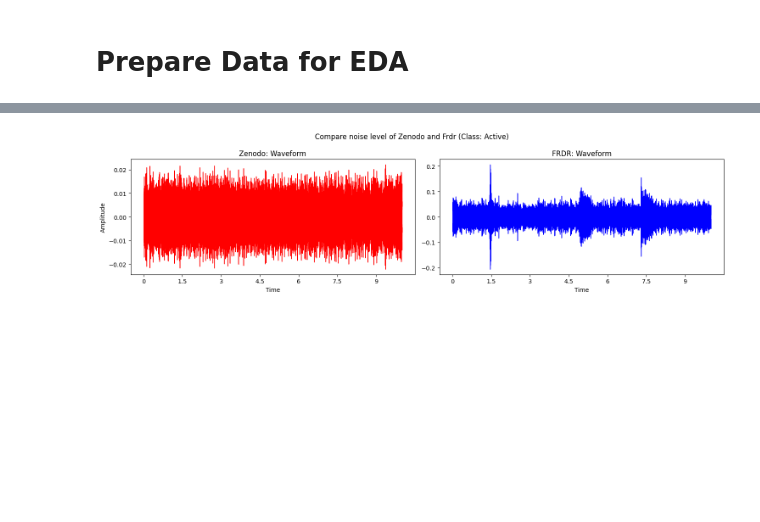
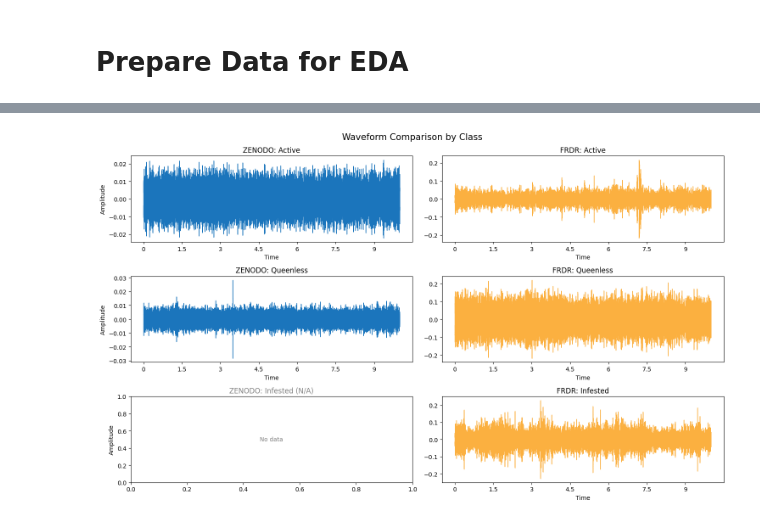
Before and after one commit to jadjadjade002/aib-apisacoustic, a Jupyter notebook: EDAapisacoustic.ipynb, the cells around one changed output, grey strips where cells are left out. Saved outputs shown, nothing was run; the diff lists cells and outputs as text; code cells hidden in the pictures; blank space fills up the shorter version.

```diff
--- a/EDAapisacoustic.ipynb
+++ b/EDAapisacoustic.ipynb
@@ -138,0 +105,12 @@ df_durations = pd.DataFrame(all_duration_data)
+# %%
+df_all = pd.concat([df_frdr_all, df_zenodo_all], ignore_index=True)
+
+ct = pd.crosstab(df_all['Class'], df_all['Dataset'])
+ax = ct.plot(kind='bar', figsize=(8, 5), rot=0, color=['#fbb040', '#1b75bc'], linewidth=0.5)
+plt.title('Class Distribution by Dataset')
+plt.ylabel('Count')
+plt.legend(title='Dataset')
+for container in ax.containers:
+    ax.bar_label(container)
+plt.grid(axis='y', linestyle='--', alpha=0.3)
+plt.tight_layout(); plt.show()
@@ -139,12 +119,34 @@ df_durations = pd.DataFrame(all_duration_data)
 # %%
-fig, axs = plt.subplots(1, 2, figsize=(15, 4))
-fig.suptitle("Compare noise level of Zenodo and Frdr (Class: Active)")
-axs[0].set_title("Zenodo: Waveform")
-librosa.display.waveshow(audio_zenodo, sr=sr, ax=axs[0], color='red')
-axs[0].set_ylabel("Amplitude")
-axs[1].set_title("FRDR: Waveform")
-librosa.display.waveshow(audio_frdr, sr=sr, ax=axs[1], color='blue')
+sr = 16000
+duration = 10
+
+paths = {}
+for ds_name, ds_df in [('FRDR', df_frdr_all), ('ZENODO', df_zenodo_all)]:
+    for cls in ds_df['Class'].unique():
+        paths[f'{ds_name}_{cls}'] = ds_df[ds_df['Class'] == cls].iloc[0]['File_Path']
+
+audio = {k: librosa.load(v, sr=sr, duration=duration)[0] for k, v in paths.items()}
+
+classes = ['Active', 'Queenless', 'Infested']
+datasets = ['ZENODO', 'FRDR']
+fig, axes = plt.subplots(3, 2, figsize=(15, 9))
+fig.suptitle('Waveform Comparison by Class', fontsize=15)
+
+for i, cls in enumerate(classes):
+    for j, ds in enumerate(datasets):
+        key = f'{ds}_{cls}'
+        ax = axes[i, j]
+        if key in audio:
+            color = '#1b75bc' if ds == 'ZENODO' else '#fbb040'
+            librosa.display.waveshow(audio[key], sr=sr, ax=ax, color=color)
+            ax.set_title(f'{ds}: {cls}')
+        else:
+            ax.set_title(f'{ds}: {cls} (N/A)', color='gray')
+            ax.text(0.5, 0.5, 'No data', ha='center', va='center', transform=ax.transAxes, color='gray')
+        if j == 0:
+            ax.set_ylabel('Amplitude')
+
 plt.tight_layout(); plt.show()
 # %% [output]
-[figure, old version]
+[figure, new version]
 # %%
```
Also changed, not shown: parts of 13 cells of this notebook.
